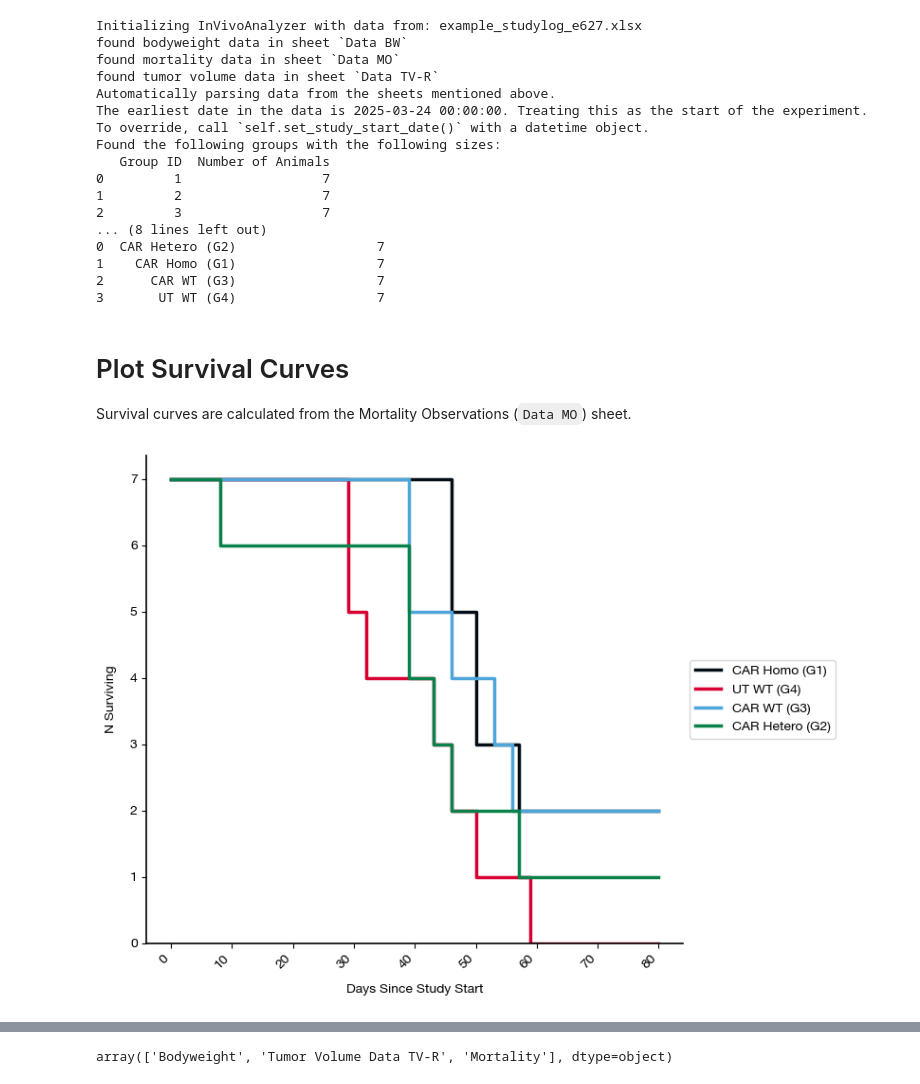
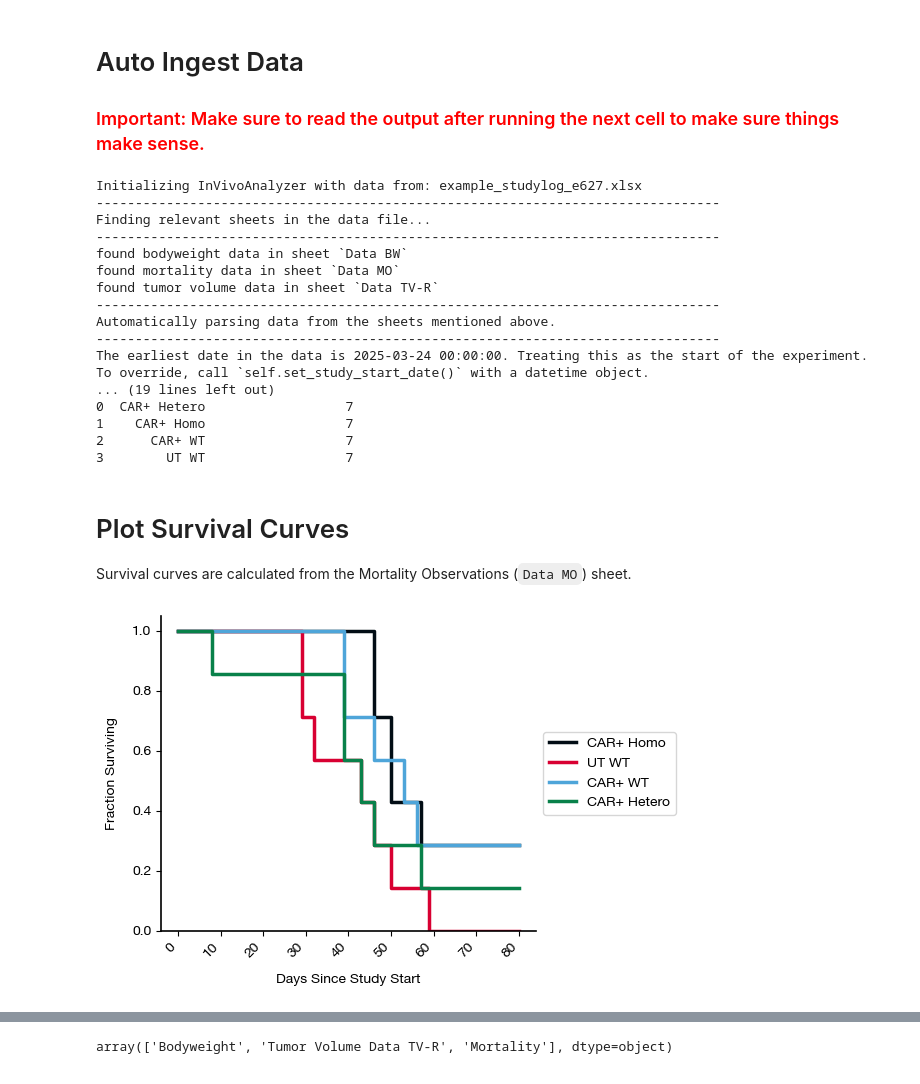
Before and after one commit to hbhargava7/invivo, a Jupyter notebook: examples/example.ipynb, the cells around one changed output, grey strips where cells are left out. Drawn from its saved outputs; the diff is of its cells as text; code cells hidden in the pictures.

```diff
--- a/examples/example.ipynb
+++ b/examples/example.ipynb
@@ -10,29 +42,36 @@ path = "example_studylog_e627.xlsx"
+# %% [markdown]
+# Auto Ingest Data
+
+### <span style="color: red;">Important: Make sure to read the output after running the next cell to make sure things make sense.</span>
 # %%
 analyzer = InVivoAnalyzer(data_path=path)
-analyzer.set_group_names(group_names=["CAR Homo (G1)", "CAR Hetero (G2)", "CAR WT (G3)", "UT WT (G4)"])
+analyzer.set_group_names(group_names=group_names)
 # %% [output]
 Initializing InVivoAnalyzer with data from: example_studylog_e627.xlsx
+--------------------------------------------------------------------------------
+Finding relevant sheets in the data file...
+--------------------------------------------------------------------------------
 found bodyweight data in sheet `Data BW`
 found mortality data in sheet `Data MO`
 found tumor volume data in sheet `Data TV-R`
+--------------------------------------------------------------------------------
 Automatically parsing data from the sheets mentioned above.
+--------------------------------------------------------------------------------
 The earliest date in the data is 2025-03-24 00:00:00. Treating this as the start of the experiment.
 To override, call `self.set_study_start_date()` with a datetime object.
-Found the following groups with the following sizes:
-   Group ID  Number of Animals
-0         1                  7
-1         2                  7
-2         3                  7
-... (8 lines left out)
-0  CAR Hetero (G2)                  7
-1    CAR Homo (G1)                  7
-2      CAR WT (G3)                  7
-3       UT WT (G4)                  7
+... (19 lines left out)
+0  CAR+ Hetero                  7
+1    CAR+ Homo                  7
+2      CAR+ WT                  7
+3        UT WT                  7
 # %% [markdown]
 # Plot Survival Curves
 
 Survival curves are calculated from the Mortality Observations (`Data MO`) sheet.
-# %%
-analyzer.plot_survival_curves()
-# %% [output]
-[figure, removed]
+# %%
+fig, ax = analyzer.plot_survival_curves(fractional=True, figsize=(6,4))
+
+# save the figure as svg
+fig.savefig('survival_curves.svg', format='svg', bbox_inches='tight')
+# %% [output]
+[figure, added]
```
Also changed, not shown: parts of 13 cells of this notebook, 5 other files.
